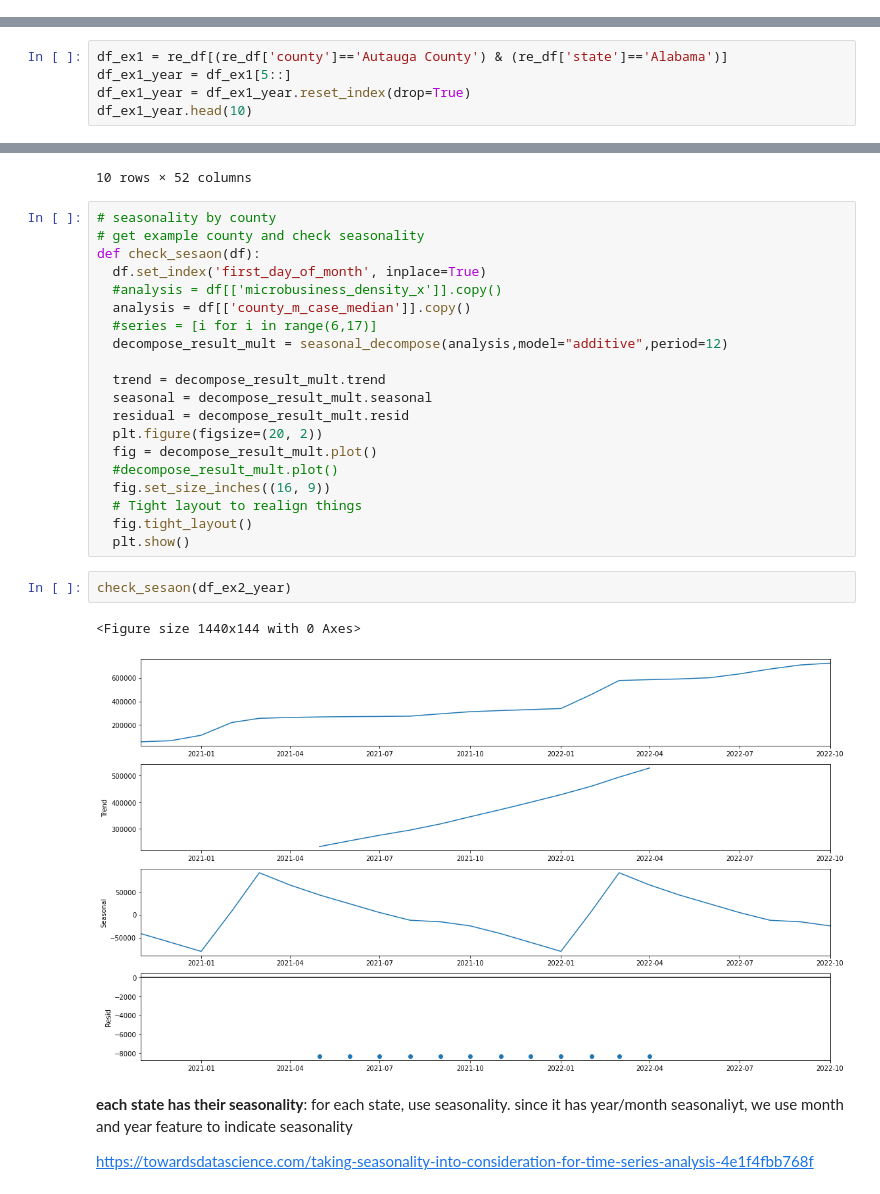
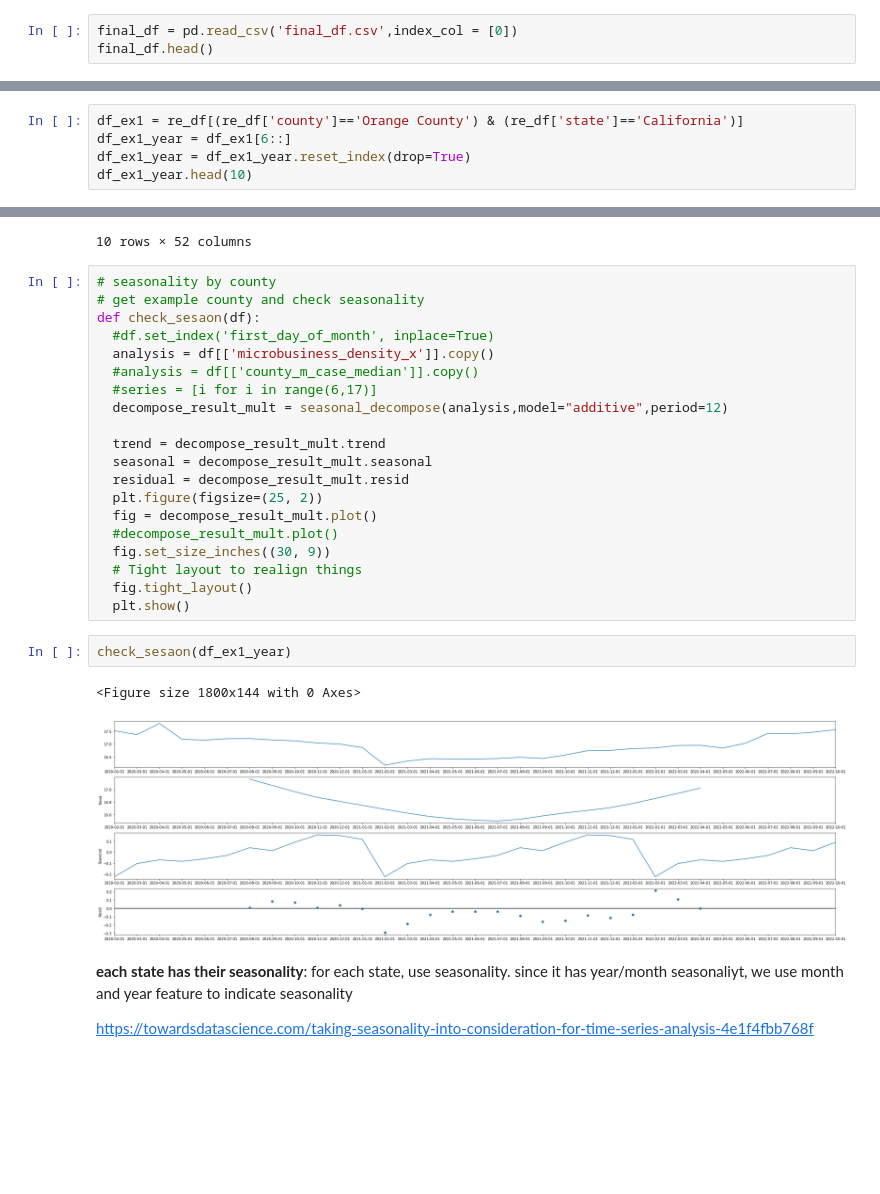
Before and after one commit to Joheun-Kang/microb, a Jupyter notebook: notebook/microb.ipynb, the cells around one changed output, grey strips where cells are left out. Drawn from its saved outputs; the diff is of its cells as text; blank space fills up the shorter version.

Commit message:
update notebook seasonal analysis

```diff
--- a/notebook/microb.ipynb
+++ b/notebook/microb.ipynb
@@ -400,0 +404,3 @@ final_df.to_csv('final_df.csv')
+# %%
+final_df = pd.read_csv('final_df.csv',index_col = [0])
+final_df.head()
@@ -422,8 +436,8 @@ re_df.head()
 # %%
 from statsmodels.tsa.seasonal import seasonal_decompose
 # %%
-df_ex1 = re_df[(re_df['county']=='Autauga County') & (re_df['state']=='Alabama')]
-df_ex1_year = df_ex1[5::]
+df_ex1 = re_df[(re_df['county']=='Orange County') & (re_df['state']=='California')]
+df_ex1_year = df_ex1[6::]
 df_ex1_year = df_ex1_year.reset_index(drop=True)
 df_ex1_year.head(10)
 # %% [output]
@@ -461,27 +475,27 @@ df_ex2_year.head(10)
 # seasonality by county
 # get example county and check seasonality
 def check_sesaon(df):
-  df.set_index('first_day_of_month', inplace=True)
-  #analysis = df[['microbusiness_density_x']].copy()
-  analysis = df[['county_m_case_median']].copy()
+  #df.set_index('first_day_of_month', inplace=True)
+  analysis = df[['microbusiness_density_x']].copy()
+  #analysis = df[['county_m_case_median']].copy()
   #series = [i for i in range(6,17)]
   decompose_result_mult = seasonal_decompose(analysis,model="additive",period=12)
 
   trend = decompose_result_mult.trend
   seasonal = decompose_result_mult.seasonal
   residual = decompose_result_mult.resid
-  plt.figure(figsize=(20, 2))
+  plt.figure(figsize=(25, 2))
   fig = decompose_result_mult.plot()
   #decompose_result_mult.plot()
-  fig.set_size_inches((16, 9))
+  fig.set_size_inches((30, 9))
   # Tight layout to realign things
   fig.tight_layout()
   plt.show()
 # %%
-check_sesaon(df_ex2_year)
+check_sesaon(df_ex1_year)
 # %% [output]
-<Figure size 1440x144 with 0 Axes>
+<Figure size 1800x144 with 0 Axes>
-[figure, old version]
+[figure, new version]
 # %% [markdown]
 __each state has their seasonality__:
 for each state, use seasonality. since it has year/month seasonaliyt, we use month and year feature to indicate seasonality
```
Also changed, not shown: parts of 11 cells of this notebook.
